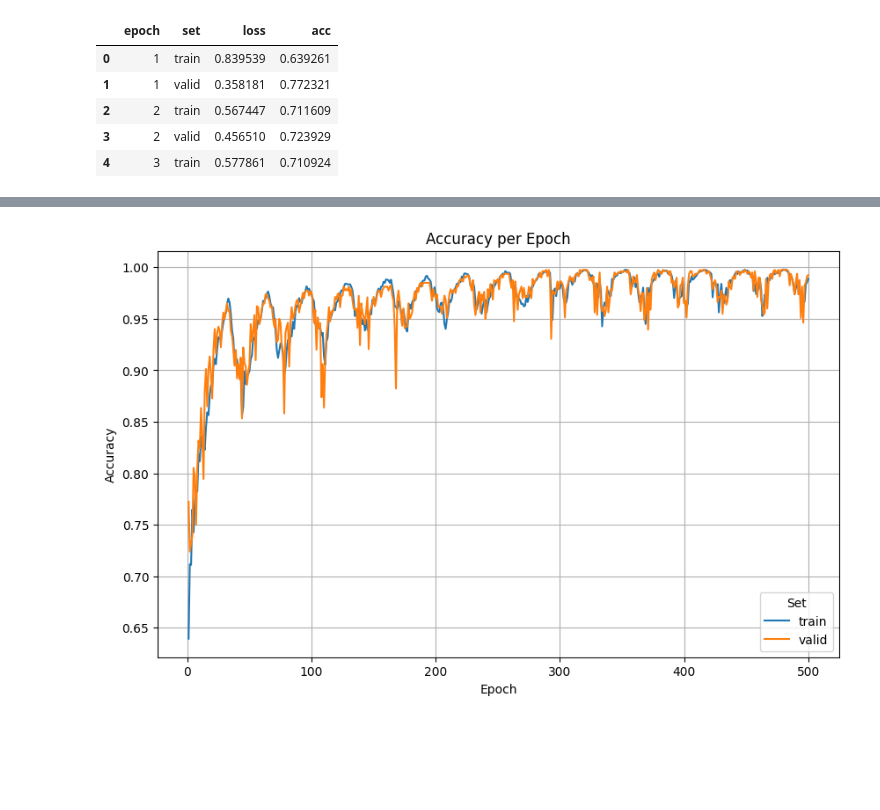
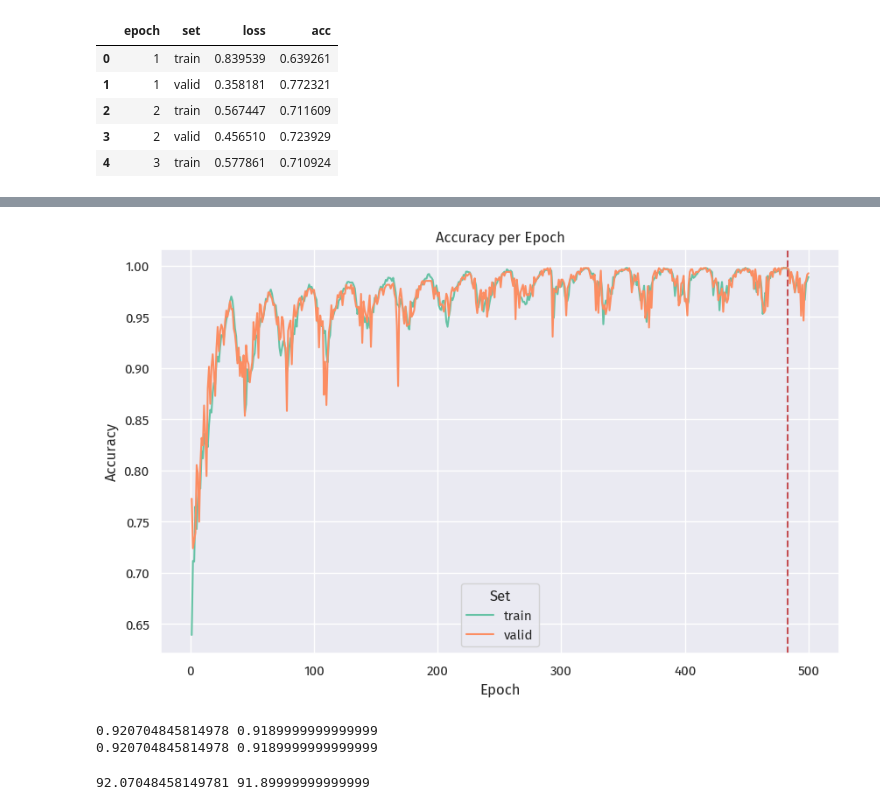
Before and after one commit to molivas2022/modelNet10classifier, a Jupyter notebook: graph_loss.ipynb, the cells around one changed output, grey strips where cells are left out. Drawn from its saved outputs; the diff is of its cells as text; code cells hidden in the pictures; blank space fills up the shorter version.

```diff
--- a/graph_loss.ipynb
+++ b/graph_loss.ipynb
@@ -29,3 +39,11 @@ import numpy as np
+# %%
+sns.set_theme()
+sns.set_palette("Set2")
+
+# plt.rcParams["axes.prop_cycle"] = cycler(alpha=[0])
+fp = font_manager.FontProperties(fname="plots/FiraSans-Regular.ttf")
+font_manager.fontManager.addfont("plots/FiraSans-Regular.ttf")
+plt.rcParams["font.family"] = fp.get_name()
 # %%
 df = pd.read_csv('loss_dict.csv')
 print(df.describe())
@@ -71,12 +93,16 @@ plt.show()
 # %%
 # Acc
 plt.figure(figsize=(10, 6))
-sns.lineplot(data=df_plot, x='epoch', y='acc', hue='set')
+ax = sns.lineplot(data=df_plot, x='epoch', y='acc', hue='set')
+ax.axvline(483, color='r', linestyle='--')
+
 plt.title('Accuracy per Epoch')
 plt.xlabel('Epoch')
 plt.ylabel('Accuracy')
 plt.legend(title='Set')
 plt.grid(True)
+plt.tight_layout()
+plt.savefig("plots/acc_per_epoch.pdf", bbox_inches='tight', pad_inches=0, facecolor=(1,1,1,0))
 plt.show()
 # %% [output]
-[figure, old version]
+[figure, new version]
@@ -82,0 +122,31 @@ plt.show()
+# %%
+test_labels = list()
+test_predictions = list()
+
+with torch.no_grad():
+    correct = 0
+
+    for pcds, labels in test_loader:
+        pcds = pcds.to(DEVICE)
+        labels = labels.squeeze().to(DEVICE)
+
+        out, _, _ = classifier(pcds)
+        pred_choice = torch.softmax(out, dim=1).argmax(dim=1)
+        correct += pred_choice.eq(labels.data).cpu().sum().item()
+        test_labels = test_labels + labels.tolist()
+        test_predictions = test_predictions + pred_choice.tolist()
+# %% [output]
+0.920704845814978 0.9189999999999999
+0.920704845814978 0.9189999999999999
+# %%
+def class_mapping(n):
+    return classes[n].label
+
+test_gt = list(map(class_mapping, test_labels))
+test_pred = list(map(class_mapping, test_predictions))
+
+test_oacc = accuracy_score(test_gt, test_pred) * 100
+test_macc = balanced_accuracy_score(test_gt, test_pred) * 100
+print(test_oacc, test_macc)
+# %% [output]
+92.07048458149781 91.89999999999999
```
Also changed, not shown: parts of 5 cells of this notebook, 1 other file.
